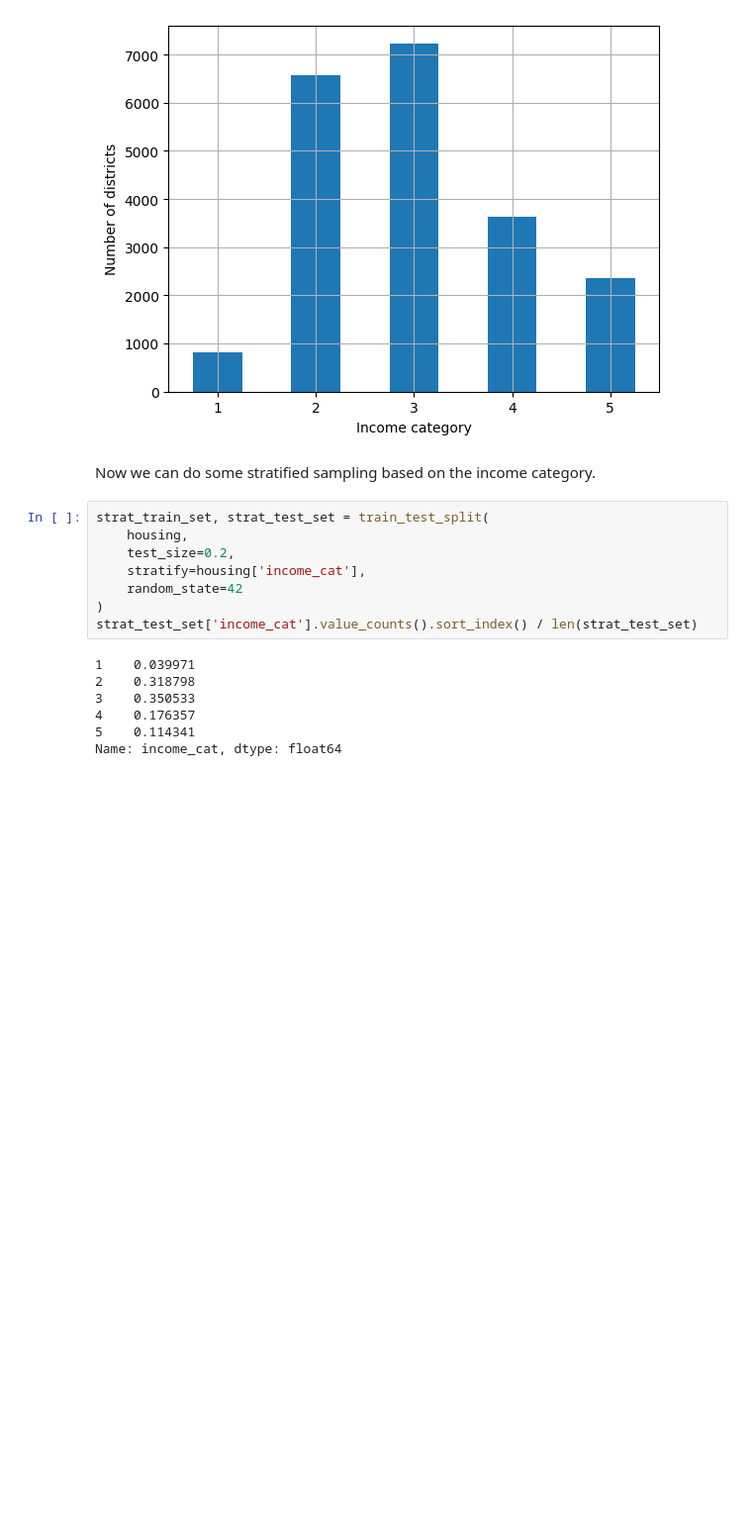
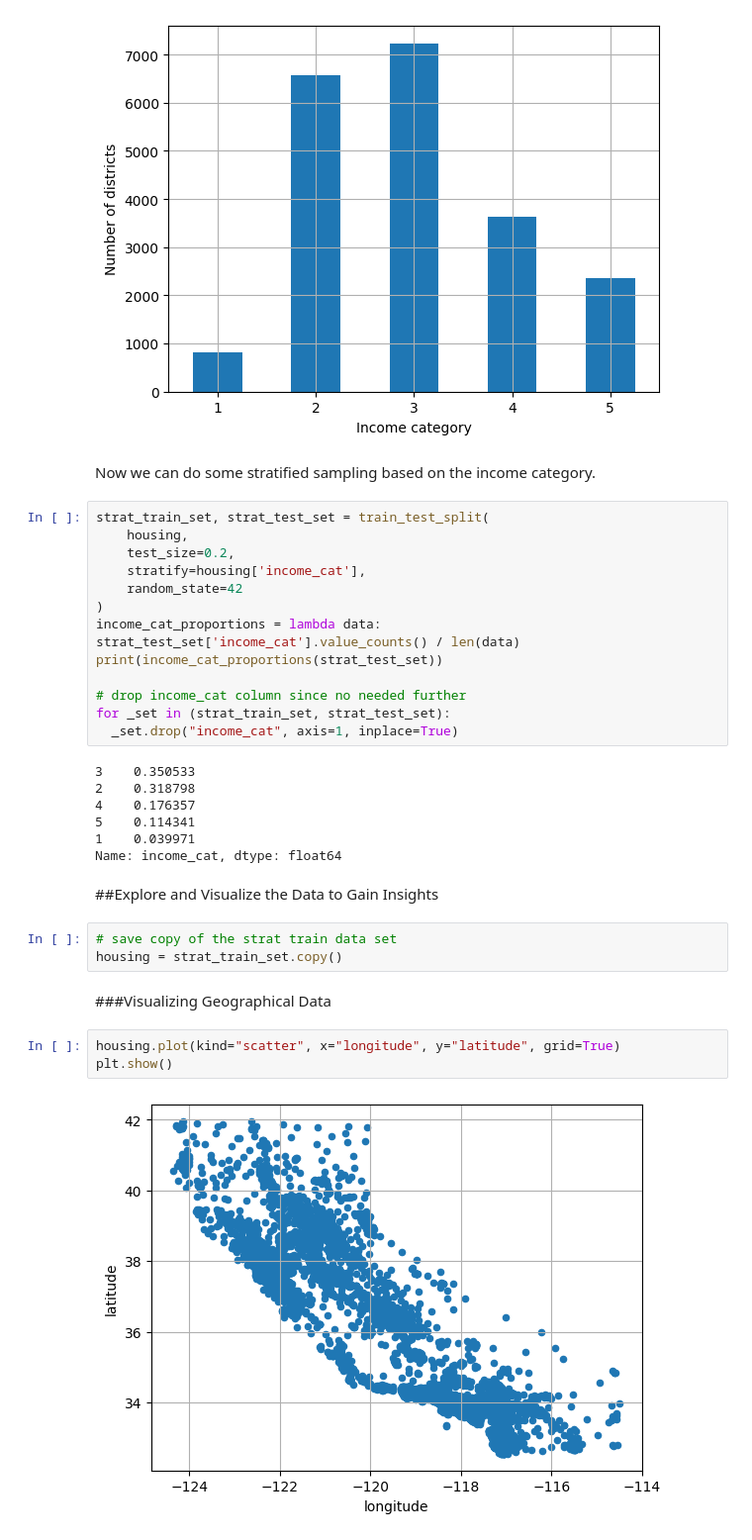
Before and after one commit to alexgrand/ml, a Jupyter notebook: ch2/ch2.ipynb, the cells around one changed output. Shown at 99% size. Cells and saved outputs as stored; diff of their text form; blank space fills up the shorter version.

Commit message:
feat: [ch2] add data visializations for longitude, latitude and pricing

```diff
--- a/ch2/ch2.ipynb
+++ b/ch2/ch2.ipynb
@@ -269,11 +269,28 @@ strat_train_set, strat_test_set = train_test_split(
     stratify=housing['income_cat'],
     random_state=42
 )
-strat_test_set['income_cat'].value_counts().sort_index() / len(strat_test_set)
+income_cat_proportions = lambda data: strat_test_set['income_cat'].value_counts() / len(data)
+print(income_cat_proportions(strat_test_set))
+
+# drop income_cat column since no needed further
+for _set in (strat_train_set, strat_test_set):
+  _set.drop("income_cat", axis=1, inplace=True)
 # %% [output]
-1    0.039971
+3    0.350533
 2    0.318798
-3    0.350533
 4    0.176357
 5    0.114341
+1    0.039971
 Name: income_cat, dtype: float64
+# %% [markdown]
+##Explore and Visualize the Data to Gain Insights
+# %%
+# save copy of the strat train data set
+housing = strat_train_set.copy()
+# %% [markdown]
+###Visualizing Geographical Data
+# %%
+housing.plot(kind="scatter", x="longitude", y="latitude", grid=True)
+plt.show()
+# %% [output]
+[figure, added]
```
Also changed, not shown: parts of 5 cells of this notebook.
